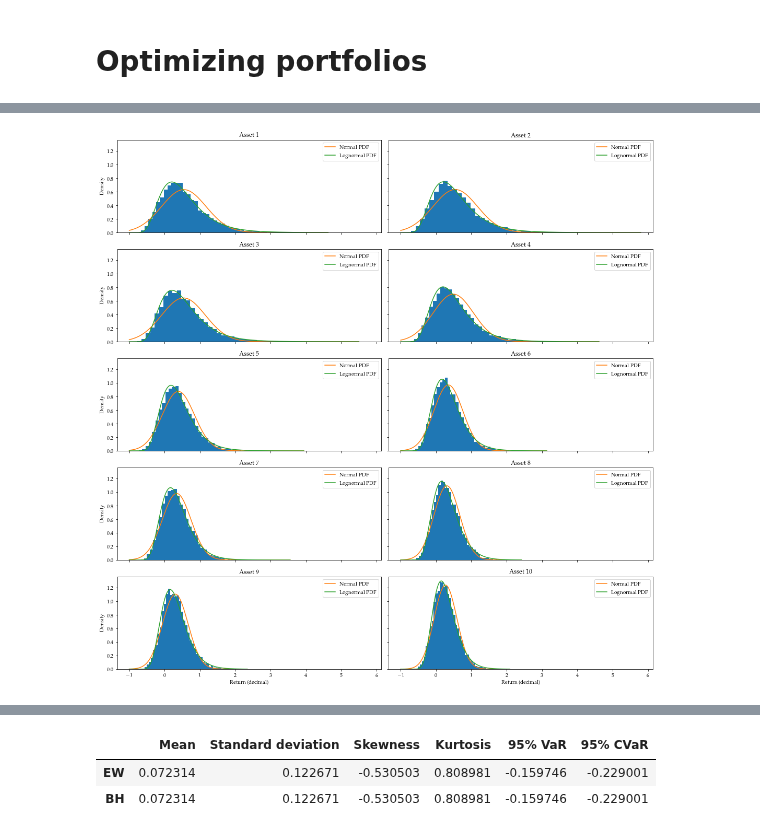
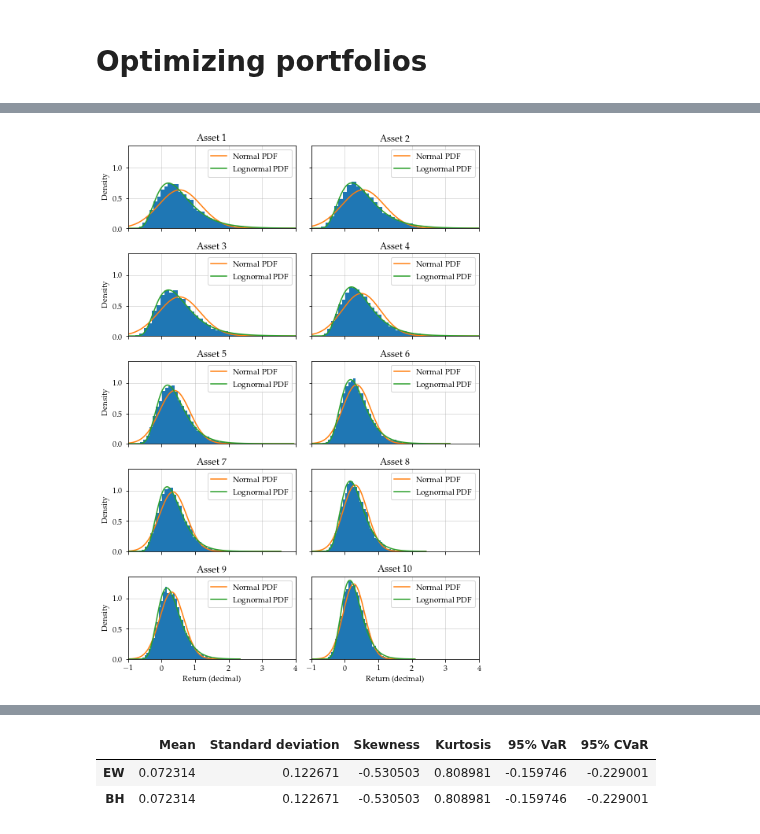
Before and after one commit to frgy17ac/Exammmmm, a Jupyter notebook: Solutions/Solution to Optimizing portfolios.ipynb, the cells around one changed output, grey strips where cells are left out. Saved outputs shown, nothing was run; the diff lists cells and outputs as text; code cells hidden in the pictures.

```diff
--- a/Solutions/Solution to Optimizing portfolios.ipynb
+++ b/Solutions/Solution to Optimizing portfolios.ipynb
@@ -157,7 +157,7 @@ print(fiveyretdescr.to_latex())
 horizon = 1
 bins = 50
 
-fig, ax = plt.subplots(5, 2, figsize = (15, 15), sharex = True, sharey = True)
+fig, ax = plt.subplots(5, 2, figsize = (7, 10), sharex = True, sharey = True)
 order_one = [0, 0, 1, 1, 2, 2, 3, 3, 4, 4]
 order_two = [0, 1, 0, 1, 0, 1, 0, 1, 0, 1]
 
@@ -170,6 +170,9 @@ for j, k, i in zip(order_one, order_two, range(1, 11)):
     ax[j][k].set_title("Asset {}".format(i))
     ax[j][k].legend()
 
+    ax[j][k].grid(alpha = 0.5)
+    ax[j][k].set_axisbelow(True)
+
 ax[4][0].set_xlabel("Return (decimal)")
 ax[4][1].set_xlabel("Return (decimal)")
 
@@ -179,6 +182,9 @@ ax[2][0].set_ylabel("Density")
 ax[3][0].set_ylabel("Density")
 ax[4][0].set_ylabel("Density")
 
+ax[0][0].set_xlim(-0.6, 1)
+
 plt.tight_layout()
+plt.savefig(filepath + "\\1_yr_lin_ret_distribution.pdf")
 plt.show()
 # %% [output]
@@ -188,35 +193,41 @@ findfont: Font family ['serif'] not found. Falling back to DejaVu Sans.
 # 5 year return distributions
 
 horizon = 5
 lims = [-0.75, 0.75]
 bins = 50
 
-fig, ax = plt.subplots(5, 2, figsize = (15, 15), sharex = True, sharey = True)
+fig, ax = plt.subplots(5, 2, figsize = (7, 10), sharex = True, sharey = True)
 order_one = [0, 0, 1, 1, 2, 2, 3, 3, 4, 4]
 order_two = [0, 1, 0, 1, 0, 1, 0, 1, 0, 1]
 
 for j, k, i in zip(order_one, order_two, range(1, 11)):
     x = np.linspace(start = -1, stop = cum_lin_ret[i].iloc[horizon, :].max(), num = 1000)
     ax[j][k].hist(cum_lin_ret[i].iloc[horizon, :], bins = bins, density = True)
     ax[j][k].plot(x, stats.norm.pdf(x, loc = cum_lin_ret[i].iloc[horizon, :].mean(), scale = cum_lin_ret[i].iloc[horizon, :].std()), label = "Normal PDF")
     ax[j][k].plot(x, stats.lognorm.pdf(x + 1, scale = np.exp(cum_log_ret[i].iloc[horizon, :].mean()), s = cum_log_ret[i].iloc[horizon, :].std()), label = "Lognormal PDF")
 
     ax[j][k].set_title("Asset {}".format(i))
     ax[j][k].legend()
 
+    ax[j][k].grid(alpha = 0.5)
+    ax[j][k].set_axisbelow(True)
+
 ax[4][0].set_xlabel("Return (decimal)")
 ax[4][1].set_xlabel("Return (decimal)")
 
 ax[0][0].set_ylabel("Density")
 ax[1][0].set_ylabel("Density")
 ax[2][0].set_ylabel("Density")
 ax[3][0].set_ylabel("Density")
 ax[4][0].set_ylabel("Density")
 
+ax[0][0].set_xlim(-1, 4)
+
 plt.tight_layout()
+plt.savefig(filepath + "\\5_yr_lin_ret_distribution.pdf")
 plt.show()
 # %% [output]
-[figure, old version]
+[figure, new version]
 # %%
 # Equally weighted
 
```
Also changed, not shown: parts of 5 cells of this notebook, 3 other files.
